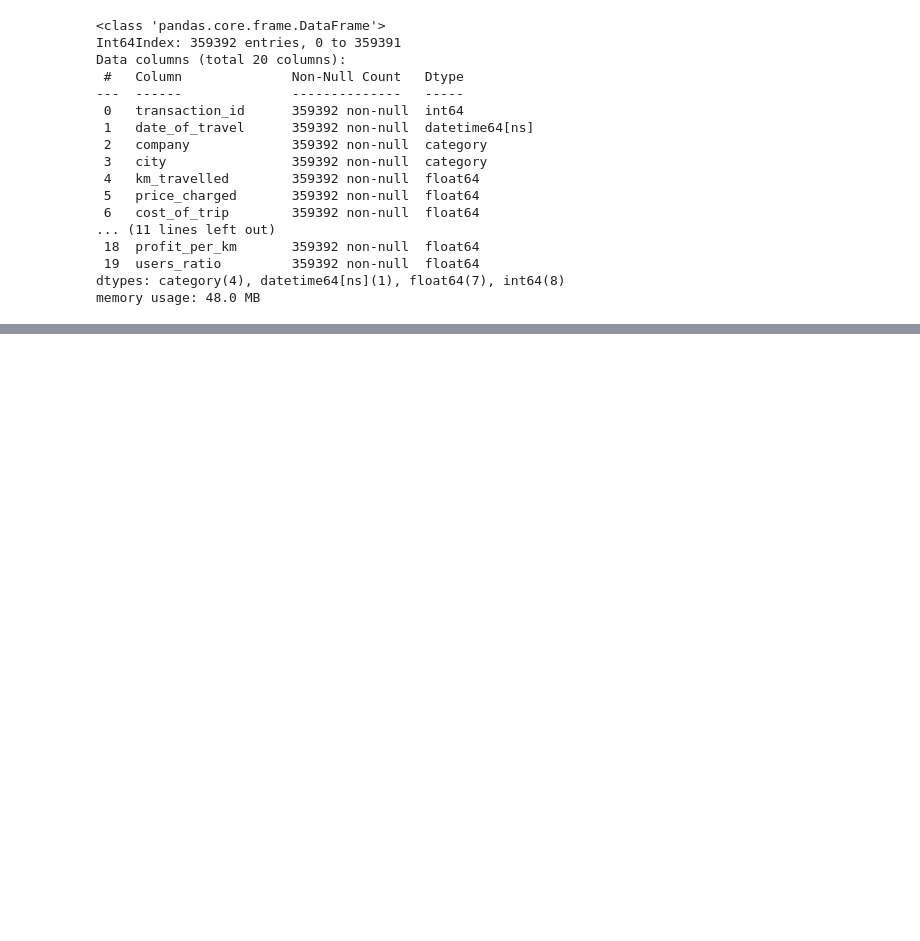
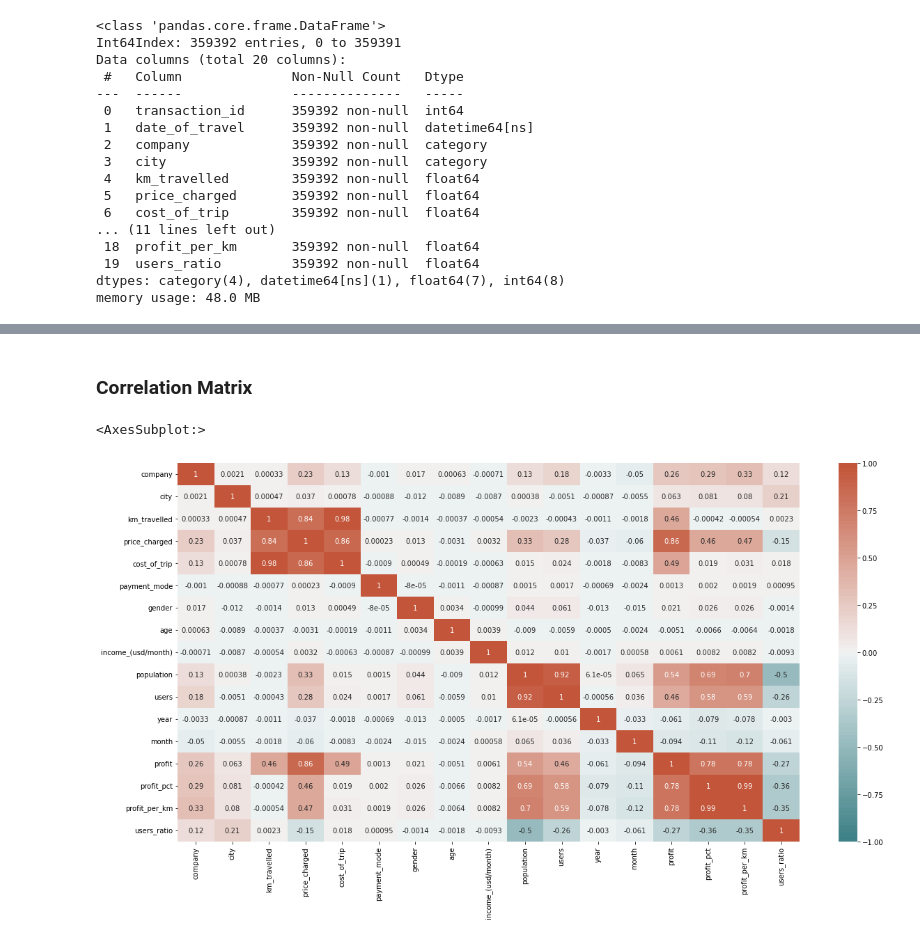
Before and after one commit to ChitraChaudhari/Cab-Investment-Firm-Insights, a Jupyter notebook: Cab_Investment_Firm_EDA.ipynb, the cells around one changed output, grey strips where cells are left out. Drawn from its saved outputs; the diff is of its cells as text; code cells hidden in the pictures; blank space fills up the shorter version.

Commit message:
Profit, city, age Data Analysis

```diff
--- a/Cab_Investment_Firm_EDA.ipynb
+++ b/Cab_Investment_Firm_EDA.ipynb
@@ -317,0 +334,13 @@ memory usage: 48.0 MB
+# %%
+from sklearn.preprocessing import LabelEncoder
+new_df = data.drop(['transaction_id', 'customer_id'], axis=1)
+le = LabelEncoder()
+new_df["gender"] = le.fit_transform(new_df["gender"])
+new_df["city"] = le.fit_transform(new_df["city"])
+new_df["payment_mode"] = le.fit_transform(new_df["payment_mode"])
+
+pink_data = new_df[new_df['company'] == 'Pink Cab']
+yellow_data = new_df[new_df['company'] == 'Yellow Cab']
+
+new_df["company"] = le.fit_transform(new_df["company"])
+new_df
@@ -317,0 +361,10 @@ memory usage: 48.0 MB
+# %% [markdown]
+### Correlation Matrix
+# %%
+corr = new_df.corr()
+plt.figure(figsize=(20,10))
+sns.heatmap(corr, annot=True, vmin=-1, vmax=1, center=0,
+            cmap=sns.diverging_palette(200, 20, n=100))
+# %% [output]
+<AxesSubplot:>
+[figure, added]
```
Also changed, not shown: parts of 53 cells of this notebook.
